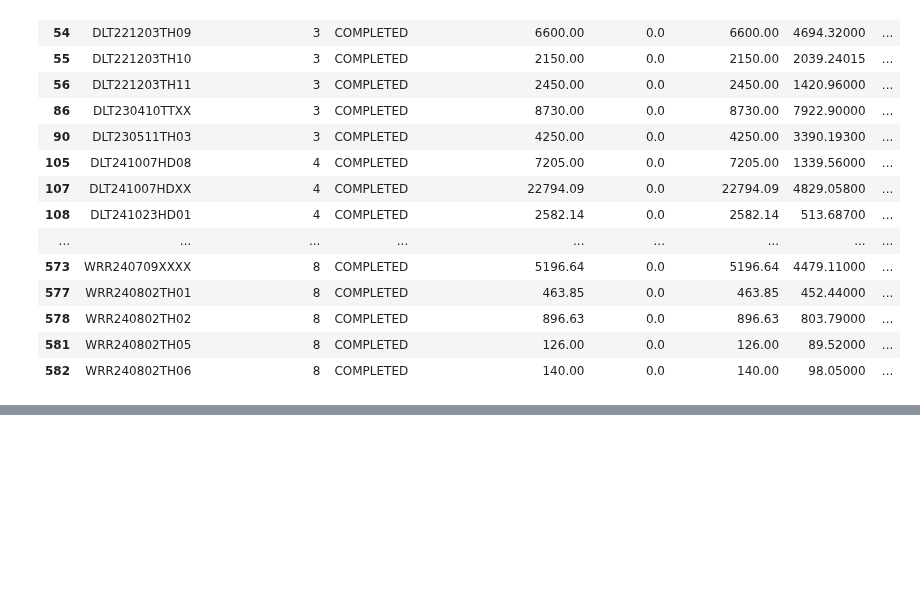
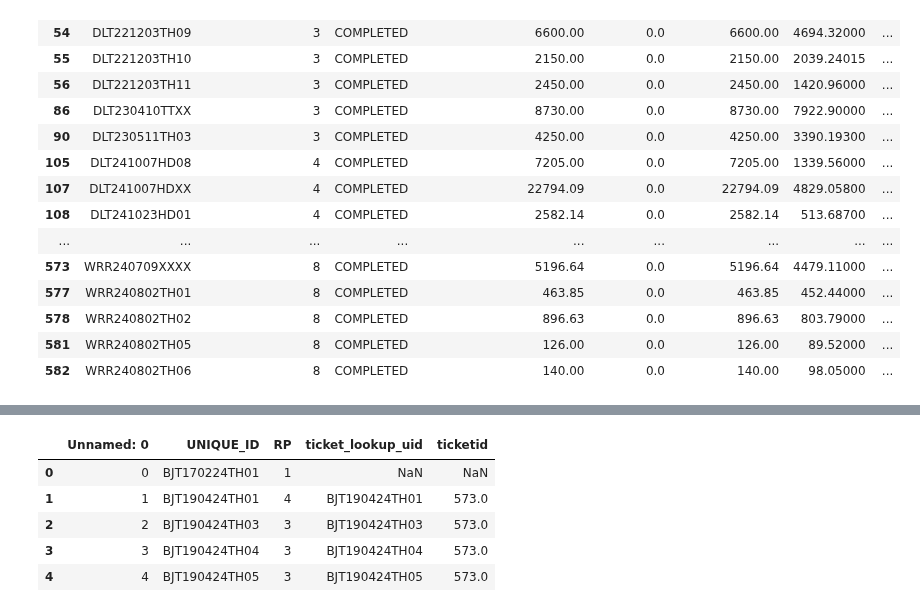
Before and after one commit to BilyBrown/sqlite3-tutorial, a Jupyter notebook: make_db_trial_v0.ipynb, the cells around one changed output, grey strips where cells are left out. Cells and saved outputs as stored; diff of their text form; code cells hidden in the pictures; blank space fills up the shorter version.

```diff
--- a/make_db_trial_v0.ipynb
+++ b/make_db_trial_v0.ipynb
@@ -768,0 +839,9 @@ trial_w_harvest[(trial_w_harvest['difference'] > 0) & (trial_w_harvest['Status']
+# %%
+applied_rp_df.head()
+# %% [output]
+|  | Unnamed: 0 | UNIQUE_ID | RP | ticket_lookup_uid | ticketid |
+| 0 | 0 | BJT170224TH01 | 1 | NaN | NaN |
+| 1 | 1 | BJT190424TH01 | 4 | BJT190424TH01 | 573.0 |
+| 2 | 2 | BJT190424TH03 | 3 | BJT190424TH03 | 573.0 |
+| 3 | 3 | BJT190424TH04 | 3 | BJT190424TH04 | 573.0 |
+| 4 | 4 | BJT190424TH05 | 3 | BJT190424TH05 | 573.0 |
```
Also changed, not shown: parts of 22 cells of this notebook.
